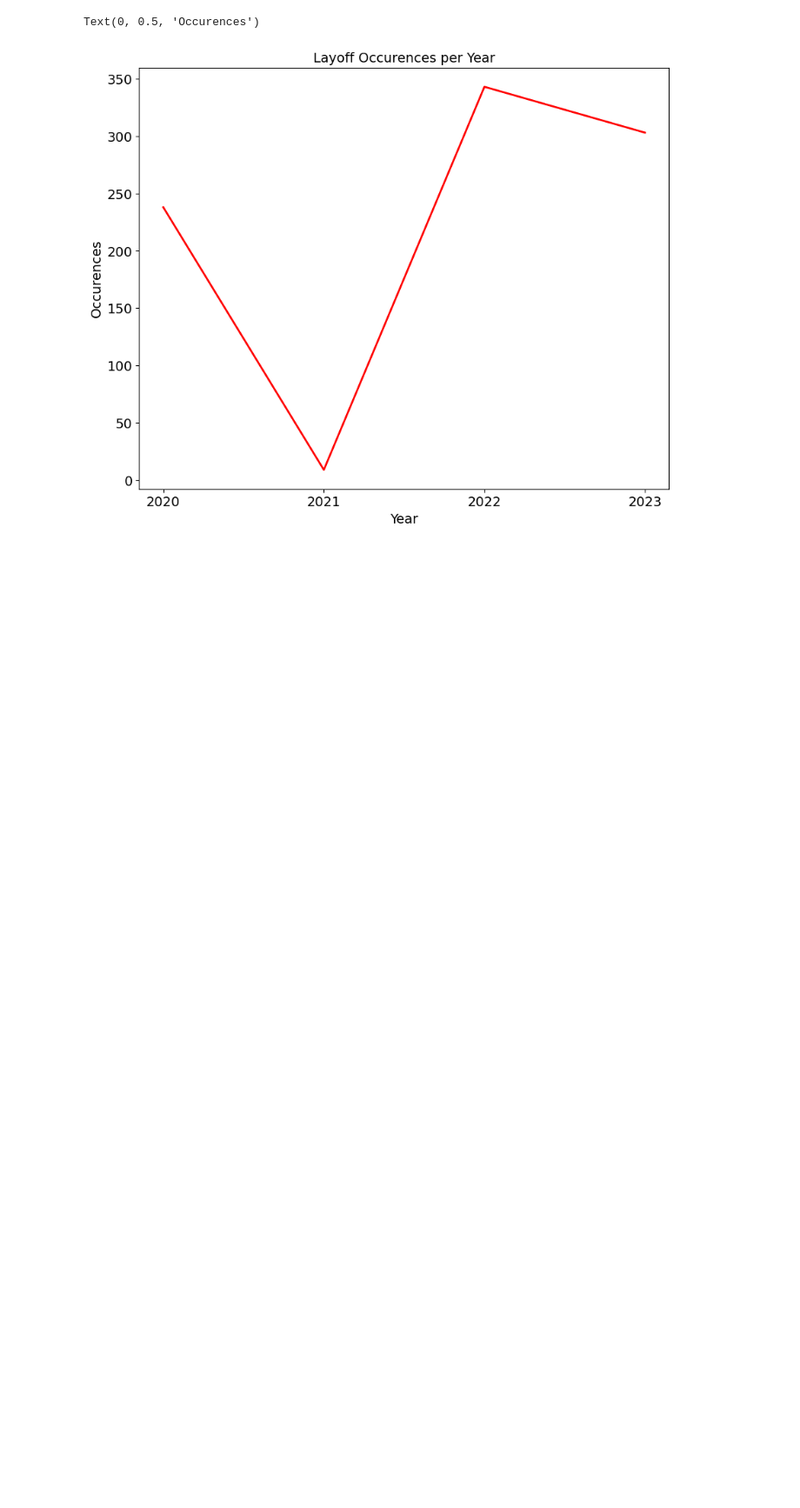
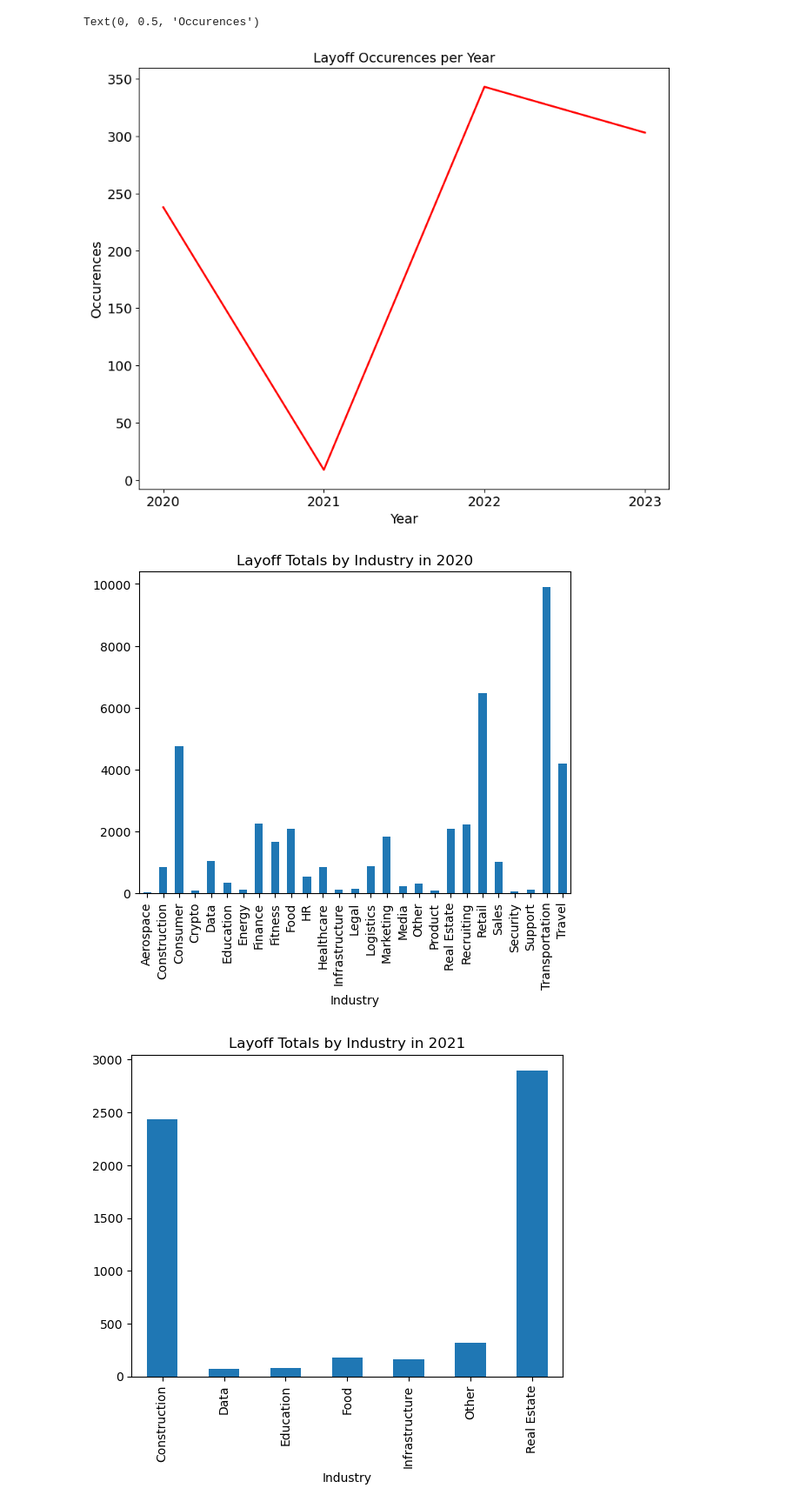
Before and after one commit to cschneggenburger/group-2-project-1, a Jupyter notebook: Big_Tech_Layoffs_Cody.ipynb, the cells around one changed output. Shown: that part at 87% size. Saved outputs shown, nothing was run; the diff lists cells and outputs as text; code cells hidden in the pictures; blank space fills up the shorter version.

Commit message:
Added more visuals at bottom of file for Abdul. Total Layoffs per industry per year.

```diff
--- a/Big_Tech_Layoffs_Cody.ipynb
+++ b/Big_Tech_Layoffs_Cody.ipynb
@@ -193,3 +189,27 @@ plt.ylabel('Occurences', fontsize=14)
 # %% [output]
 Text(0, 0.5, 'Occurences')
 [figure]
+# %%
+layoffs_per_year_by_industry = df_a.groupby([df_a["Date_layoffs"].dt.year , 'Industry'])
+layoffs_by_industry = layoffs_per_year_by_industry['Laid_Off'].sum()
+layoffs_by_industry_df = pd.DataFrame(layoffs_by_industry)
+layoffs_2020_by_industry_df = layoffs_by_industry_df.query("Date_layoffs == 2020").reset_index()
+layoffs_2020_by_industry_df = layoffs_2020_by_industry_df.drop('Date_layoffs', axis=1)
+layoffs_2021_by_industry_df = layoffs_by_industry_df.query("Date_layoffs == 2021").reset_index()
+layoffs_2021_by_industry_df = layoffs_2021_by_industry_df.drop('Date_layoffs', axis=1)
+layoffs_2022_by_industry_df = layoffs_by_industry_df.query("Date_layoffs == 2022").reset_index()
+layoffs_2022_by_industry_df = layoffs_2022_by_industry_df.drop('Date_layoffs', axis=1)
+layoffs_2023_by_industry_df = layoffs_by_industry_df.query("Date_layoffs == 2023").reset_index()
+layoffs_2023_by_industry_df = layoffs_2023_by_industry_df.drop('Date_layoffs', axis=1)
+layoffs_2024_by_industry_df = layoffs_by_industry_df.query("Date_layoffs == 2024").reset_index()
+layoffs_2024_by_industry_df = layoffs_2024_by_industry_df.drop('Date_layoffs', axis=1)
+
+
+fig1 = layoffs_2020_by_industry_df.plot.bar(x='Industry', legend=False, title="Layoff Totals by Industry in 2020")
+fig2 = layoffs_2021_by_industry_df.plot.bar(x='Industry', legend=False, title="Layoff Totals by Industry in 2021")
+fig3 = layoffs_2022_by_industry_df.plot.bar(x='Industry', legend=False, title="Layoff Totals by Industry in 2022")
+fig4 = layoffs_2023_by_industry_df.plot.bar(x='Industry', legend=False, title="Layoff Totals by Industry in 2023")
+fig5 = layoffs_2024_by_industry_df.plot.bar(x='Industry', legend=False, title="Layoff Totals by Industry in 2024")
+# %% [output]
+[figure, added]
+[figure, added]
```
Also changed, not shown: parts of 2 cells of this notebook.
